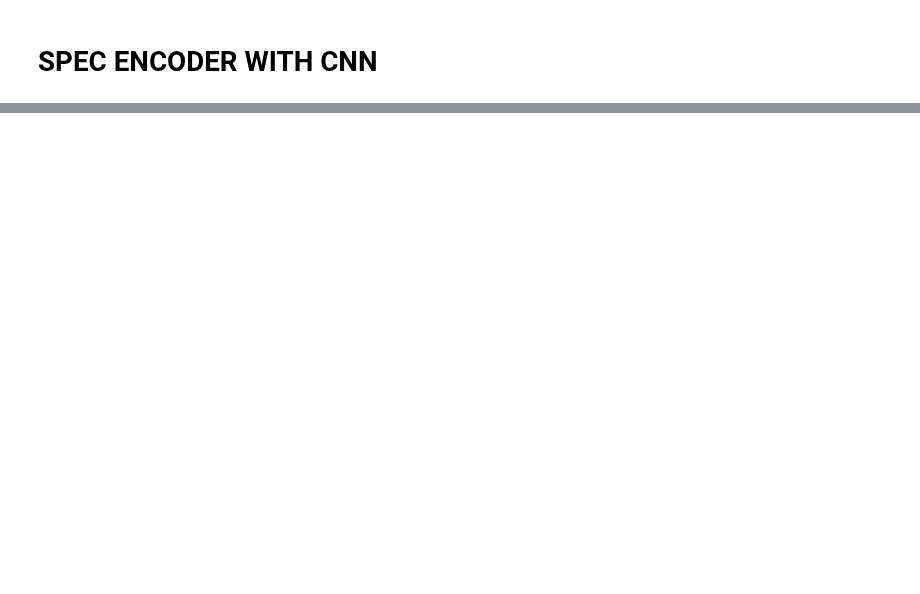
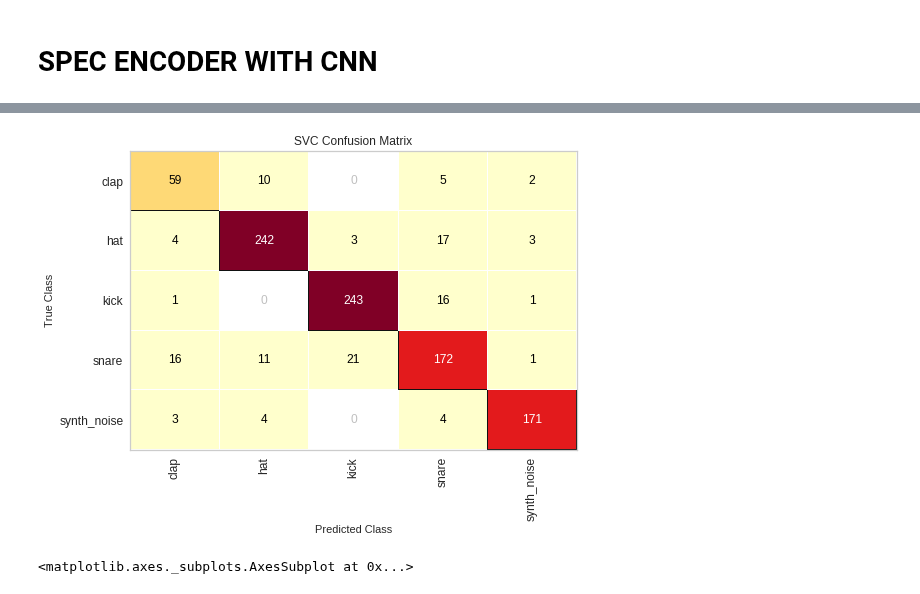
Before and after one commit to imilas/Synths_Stacks_Search, a Jupyter notebook: feature_extraction/openset_CNN.ipynb, the cells around one changed output, grey strips where cells are left out. Saved outputs shown, nothing was run; the diff lists cells and outputs as text; code cells hidden in the pictures; blank space fills up the shorter version.

Commit message:
confusion matrix

```diff
--- a/feature_extraction/openset_CNN.ipynb
+++ b/feature_extraction/openset_CNN.ipynb
@@ -526,7 +556,8 @@ imshow(tv.utils.make_grid(bf_image))
 # %%
+
 encodings=np.empty([1,latent_size+1])
 d={"feats":[],"label":[],"path":[],"drum_type":[]}
-for i,xy in enumerate(spec_data_test):
+for i,xy in enumerate(audioDataset(all_frames,".",task="dvn", transform=pt)):
     print(str(i)+'\r', end="")
     x=xy["feats"]
     y=xy["label"]
@@ -546,5 +577,5 @@ df=pd.DataFrame.from_dict(d)
 # %%
-encoding_csv_path="csvs/"+db_name+"best64_60"+".csv"
+encoding_csv_path="csvs/"+"radarANDfree"+"best64_60"+".csv"
 
 
 df.to_csv(encoding_csv_path,index=False)
@@ -699,13 +740,13 @@ testFraction=0.5
 # %%
-from sklearn.model_selection import train_test_split
-from sklearn import preprocessing
-from sklearn.metrics import classification_report, confusion_matrix
+testFraction=0.2
 #load same data as t-SNE but train SVM with it
 
-df=pd.read_csv(model_path)
 
-# label_groups="drum_type"
-label_groups="label"
+df=pd.read_csv(encoding_csv_path)
+df=df.loc[df["drum_type"].isin(["clap","hat","kick","snare","synth_noise"])]
+print(df.groupby([label_groups]).agg("count")["path"])#sample counts
+label_groups="drum_type"
+# label_groups="label"
 #preperocessing
 le = preprocessing.LabelEncoder()
 le.fit(df[label_groups])
@@ -798,0 +820,16 @@ Precision and F-score are ill-defined and being set to 0.0 in labels with no pre
+# %%
+# The ConfusionMatrix visualizer taxes a model
+cm = ConfusionMatrix(classifier, classes=le.classes_)
+
+# Fit fits the passed model. This is unnecessary if you pass the visualizer a pre-fitted model
+cm.fit(X_train, y_train)
+
+# To create the ConfusionMatrix, we need some test data. Score runs predict() on the data
+# and then creates the confusion_matrix from scikit-learn.
+cm.score(X_test, y_test)
+
+# How did we do?
+cm.show()
+# %% [output]
+[figure, added]
+<matplotlib.axes._subplots.AxesSubplot at 0x...>
```
Also changed, not shown: parts of 17 cells of this notebook, 1 other file.
